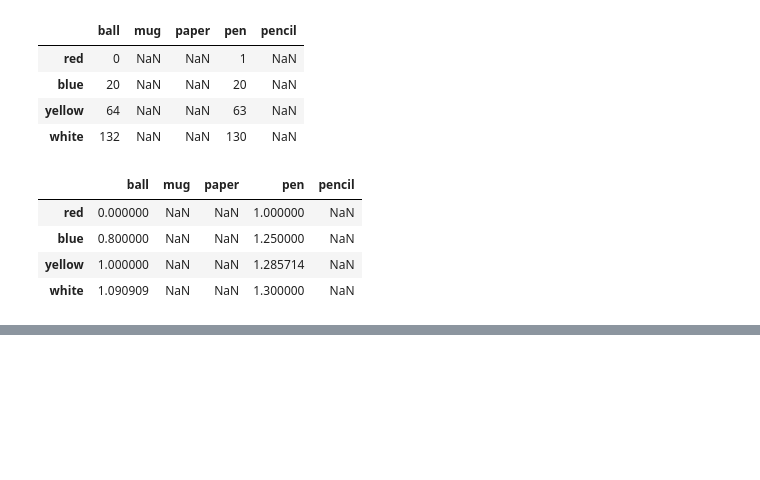
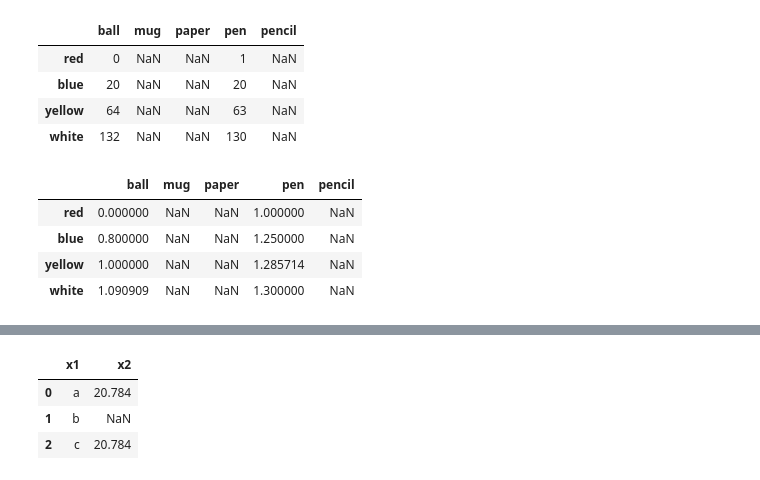
Before and after one commit to Alok-Fusion/Machine_learning, a Jupyter notebook: Practical_4_26_07_2025(Pandas).ipynb, the cells around one changed output, grey strips where cells are left out. Drawn from its saved outputs; the diff is of its cells as text; code cells hidden in the pictures; blank space fills up the shorter version.

```diff
--- a/Practical_4_26_07_2025(Pandas).ipynb
+++ b/Practical_4_26_07_2025(Pandas).ipynb
@@ -541,0 +552,11 @@ frame1.div(frame2)
+# %%
+data1 = {'x1':['a','b','c'],
+       'x2':[20.784,np.nan,20.784]}
+data1
+df1=pd.DataFrame(data1)
+df1
+# %% [output]
+|  | x1 | x2 |
+| 0 | a | 20.784 |
+| 1 | b | NaN |
+| 2 | c | 20.784 |
```
Also changed, not shown: parts of 8 cells of this notebook.
